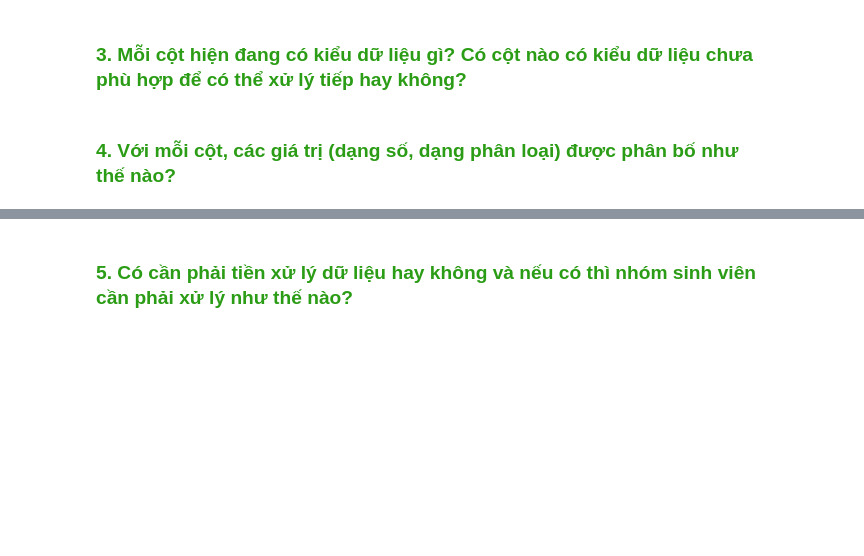
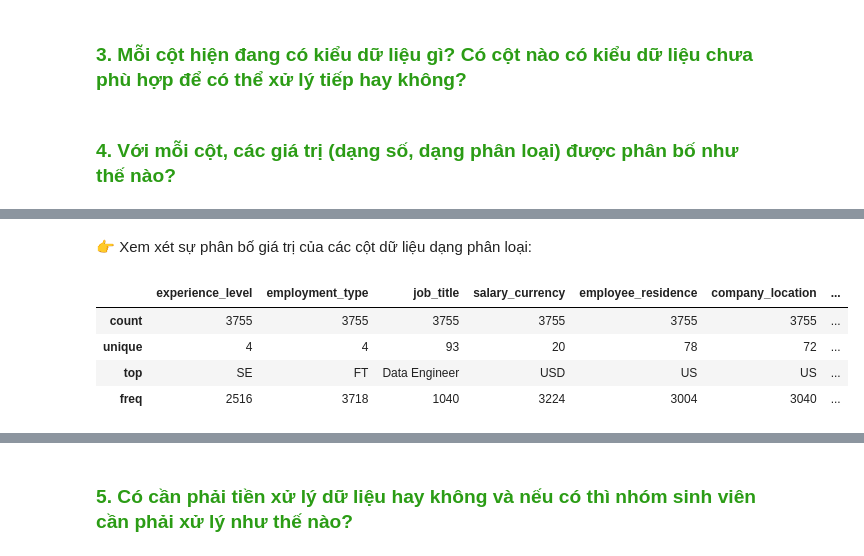
Before and after one commit to PhuongAnh57/LAB2-TQHDL, a Jupyter notebook: source_codes/main.ipynb, the cells around one changed output, grey strips where cells are left out. Saved outputs shown, nothing was run; the diff lists cells and outputs as text; code cells hidden in the pictures; blank space fills up the shorter version.

```diff
--- a/source_codes/main.ipynb
+++ b/source_codes/main.ipynb
@@ -99,0 +150,22 @@ Number of columns:  11
+# %% [markdown]
+👉 Xem xét sự phân bố giá trị của các cột dữ liệu dạng phân loại:
+# %%
+category = {
+    'experience_level': salaries_df['experience_level'],
+    'employment_type': salaries_df['employment_type'],
+    'job_title': salaries_df['job_title'],
+    'salary_currency': salaries_df['salary_currency'],
+    'employee_residence': salaries_df['employee_residence'],
+    'company_location': salaries_df['company_location'],
+    'company_size': salaries_df['company_size']
+}
+
+df2 = pd.DataFrame(category)
+cols2 = ['experience_level', 'employment_type', 'job_title', 'salary_currency', 'employee_residence', 'company_location', 'company_size',]
+df2[cols2].describe()
+# %% [output]
+|  | experience_level | employment_type | job_title | salary_currency | employee_residence | company_location | ... |
+| count | 3755 | 3755 | 3755 | 3755 | 3755 | 3755 | ... |
+| unique | 4 | 4 | 93 | 20 | 78 | 72 | ... |
+| top | SE | FT | Data Engineer | USD | US | US | ... |
+| freq | 2516 | 3718 | 1040 | 3224 | 3004 | 3040 | ... |
```
Also changed, not shown: parts of 7 cells of this notebook.
